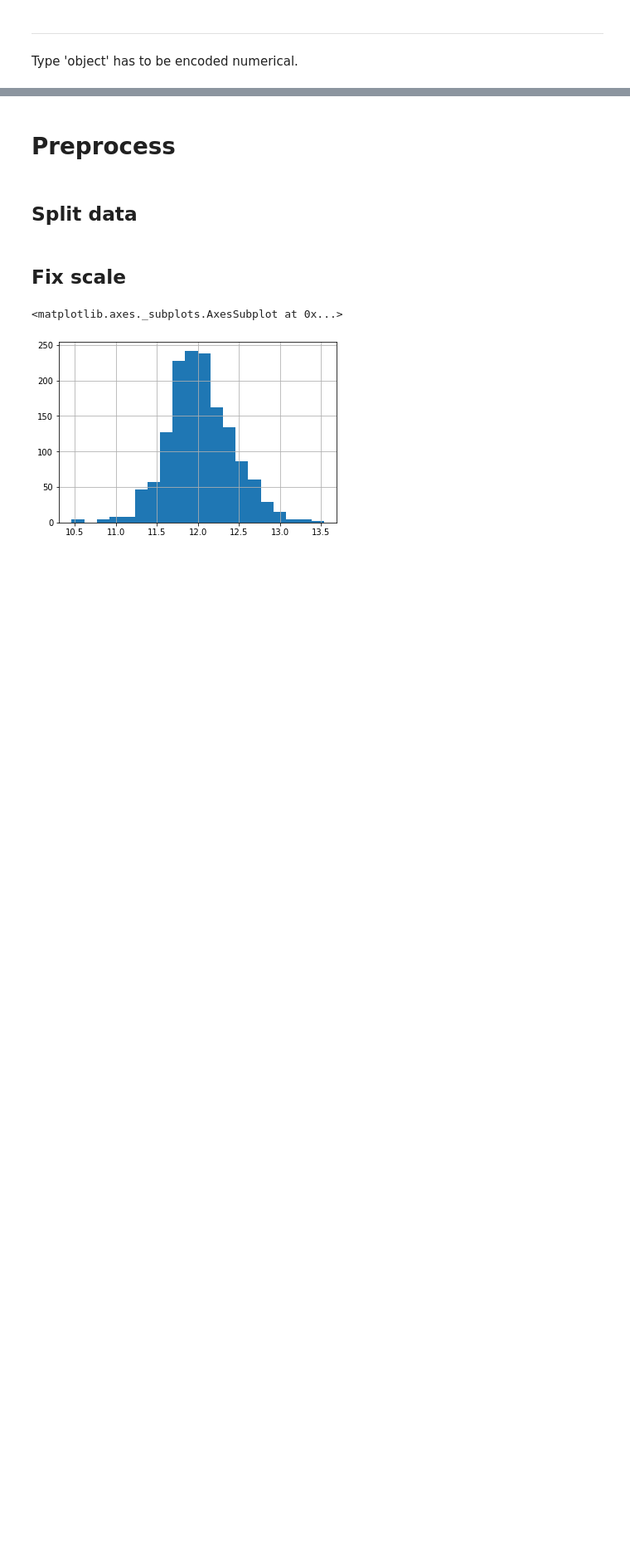
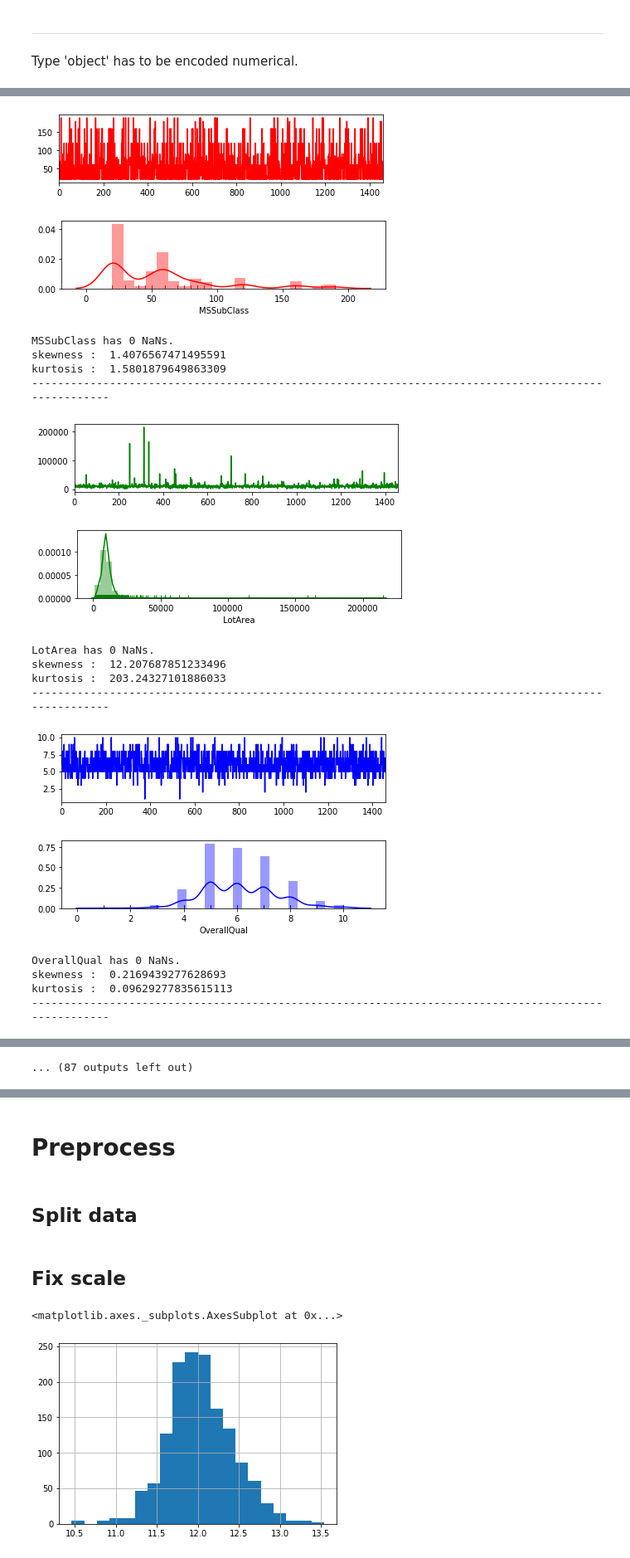
Before and after one commit to ryotayashima/Kaggle, a Jupyter notebook: GettingStart/HousePrices/new/xgboost.ipynb, the cells around one changed output, grey strips where cells are left out. Shown at 83% size. Drawn from its saved outputs; the diff is of its cells as text; code cells hidden in the pictures; blank space fills up the shorter version.

```diff
--- a/GettingStart/HousePrices/new/xgboost.ipynb
+++ b/GettingStart/HousePrices/new/xgboost.ipynb
@@ -78,0 +70,5 @@ Length: 81, dtype: object
+# %%
+types = data_train.dtypes
+print(types.unique())
+print(collections.Counter(data_train.dtypes))
+types
@@ -81,0 +95,5 @@ Type 'object' has to be encoded numerical.
+# %%
+numerics_int = [col for col in types.drop(['Id','SalePrice']).index
+                            if types[col]=='int64']
+print('numeric_int is ...')
+print(numerics_int)
@@ -81,0 +103,33 @@ Type 'object' has to be encoded numerical.
+# %%
+# numeric_int
+colorlist = ["r", "g", "b", "c", "m", "y", "k"]
+for i, col in enumerate(numerics_int):
+    data_train[col].plot(figsize=(7,1.5), colors=colorlist[i%len(colorlist)])
+    plt.show()
+    plt.figure(figsize=(7,1.5))
+    sns.distplot(data_train[col].dropna(), hist=True, rug=True,
+                         color=colorlist[i%len(colorlist)])
+    plt.show()
+    print ('{} has {} NaNs.'.format(col, data_train[col].isnull().sum()))
+    print('skewness : ', data_train[col].skew())
+    print('kurtosis : ', data_train[col].kurt())
+    print('-'*100)
+# %% [output]
+[figure, added]
+[figure, added]
+MSSubClass has 0 NaNs.
+skewness :  1.4076567471495591
+kurtosis :  1.5801879649863309
+----------------------------------------------------------------------------------------------------
+[figure, added]
+[figure, added]
+LotArea has 0 NaNs.
+skewness :  12.207687851233496
+kurtosis :  203.24327101886033
+----------------------------------------------------------------------------------------------------
+[figure, added]
+[figure, added]
+OverallQual has 0 NaNs.
+skewness :  0.2169439277628693
+kurtosis :  0.09629277835615113
+----------------------------------------------------------------------------------------------------
@@ -81,0 +142 @@ Type 'object' has to be encoded numerical.
+... (87 outputs left out)
```
Also changed, not shown: parts of 35 cells of this notebook, 1 other file.
